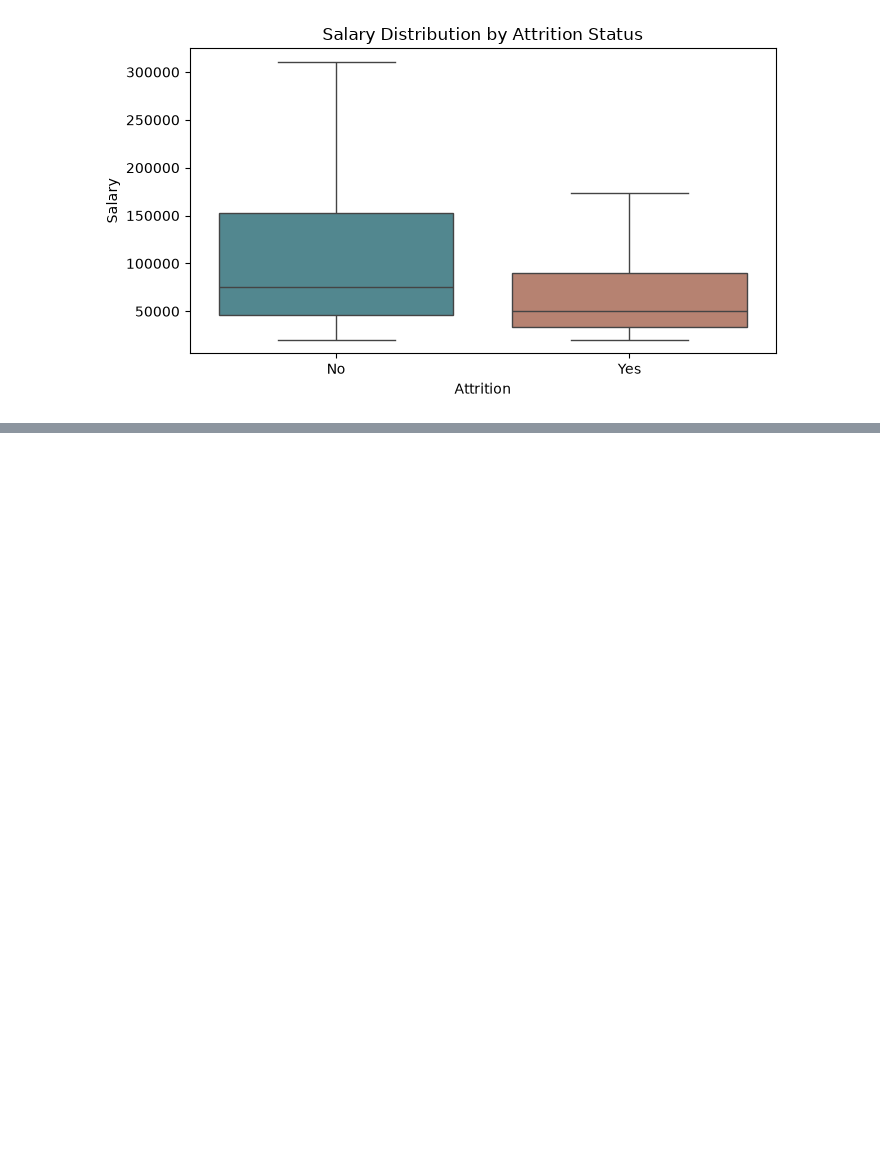
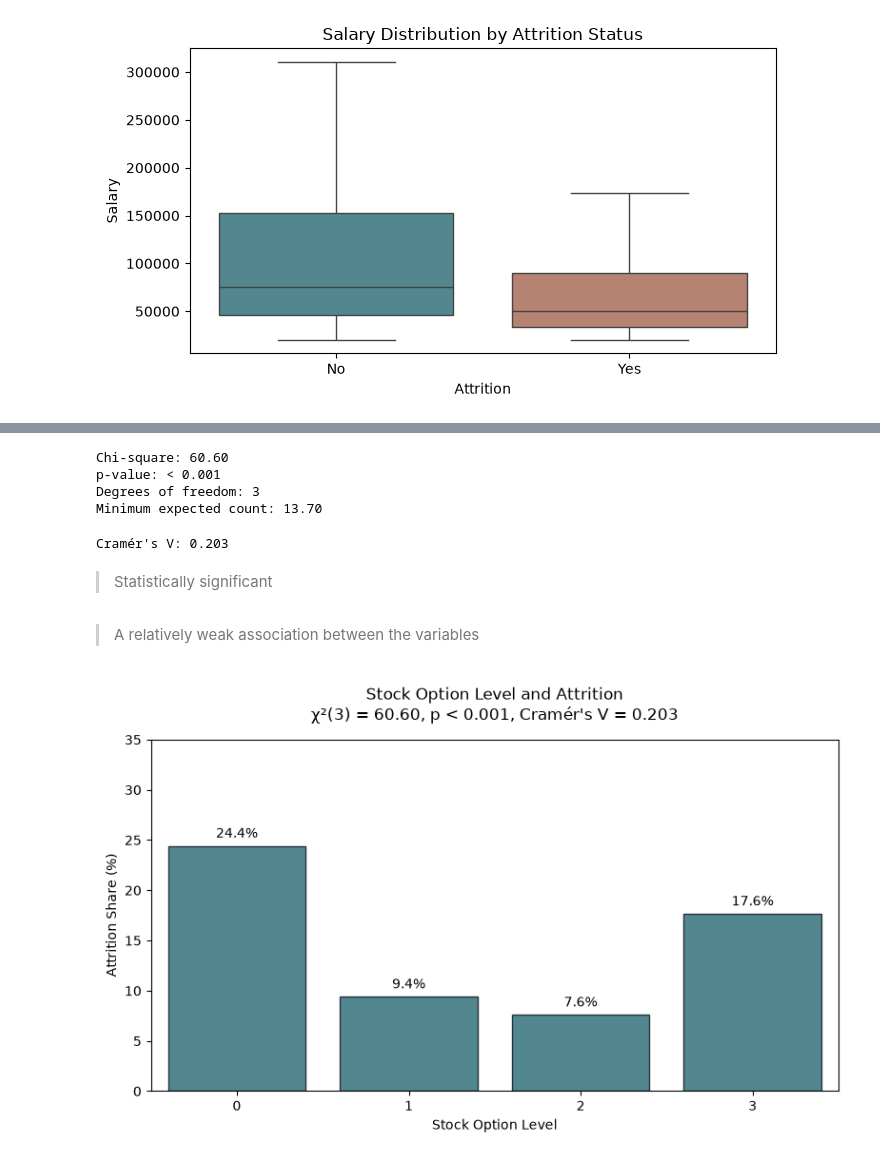
Before and after one commit to romarta/employee-attrition-analytics, a Jupyter notebook: notebooks/attrition_statistical_analysis.ipynb, the cells around one changed output, grey strips where cells are left out. Saved outputs shown, nothing was run; the diff lists cells and outputs as text; code cells hidden in the pictures; blank space fills up the shorter version.

Commit message:
chi2 analysis for StockOptionLevel vs Attrition

```diff
--- a/notebooks/attrition_statistical_analysis.ipynb
+++ b/notebooks/attrition_statistical_analysis.ipynb
@@ -495,0 +494,5 @@ plt.show()
+# %%
+#contingency table
+table_stock = pd.crosstab(df_workforce["StockOptionLevel"], df_workforce["Attrition"])
+
+table_stock
@@ -495,0 +506,65 @@ plt.show()
+# %%
+# Pearson's Chi-square test
+chi2_stock, p_stock, dof_stock, expected_stock = chi2_contingency(
+    table_stock,
+    correction=False
+)
+
+print(f"Chi-square: {chi2_stock:.2f}")
+print("p-value:", "< 0.001" if p_stock < 0.001 else round(p_stock, 4))
+print(f"Degrees of freedom: {dof_stock}")
+print(f"Minimum expected count: {expected_stock.min():.2f}")
+# %% [output]
+Chi-square: 60.60
+p-value: < 0.001
+Degrees of freedom: 3
+Minimum expected count: 13.70
+# %%
+# Cramer's V
+n = table_stock.to_numpy().sum()
+cramers_v_stock = np.sqrt(chi2_stock / (n * (min(table_stock.shape) - 1)))
+
+print("Cramér's V:", round(cramers_v_stock, 3))
+# %% [output]
+Cramér's V: 0.203
+# %% [markdown]
+> Statistically significant
+# %% [markdown]
+> A relatively weak association between the variables
+# %%
+# Attrition share by stock option level
+salary_share = (
+    table_stock["Yes"] / table_stock.sum(axis=1) * 100
+).reset_index(name="Attrition Share (%)")
+
+fig, ax = plt.subplots(figsize=(8, 5))
+
+sns.barplot(
+    data=salary_share,
+    x="StockOptionLevel",
+    y="Attrition Share (%)",
+    color="#488E99",
+    edgecolor="#26343C",
+    linewidth=1.0,
+    errorbar=None,
+    ax=ax
+)
+
+ax.bar_label(ax.containers[0], fmt="%.1f%%", padding=4)
+
+p_text = "p < 0.001" if p_stock < 0.001 else f"p = {p_stock:.3f}"
+
+ax.set_title(
+    f"Stock Option Level and Attrition\n"
+    f"χ²({dof_stock}) = {chi2_stock:.2f}, {p_text}, Cramér's V = {cramers_v_stock:.3f}",
+    pad=15
+)
+
+ax.set_xlabel("Stock Option Level")
+ax.set_ylabel("Attrition Share (%)")
+ax.set_ylim(0, 35)
+
+plt.tight_layout()
+plt.show()
+# %% [output]
+[figure, added]
```
Also changed, not shown: parts of 10 cells of this notebook, 2 other files.
